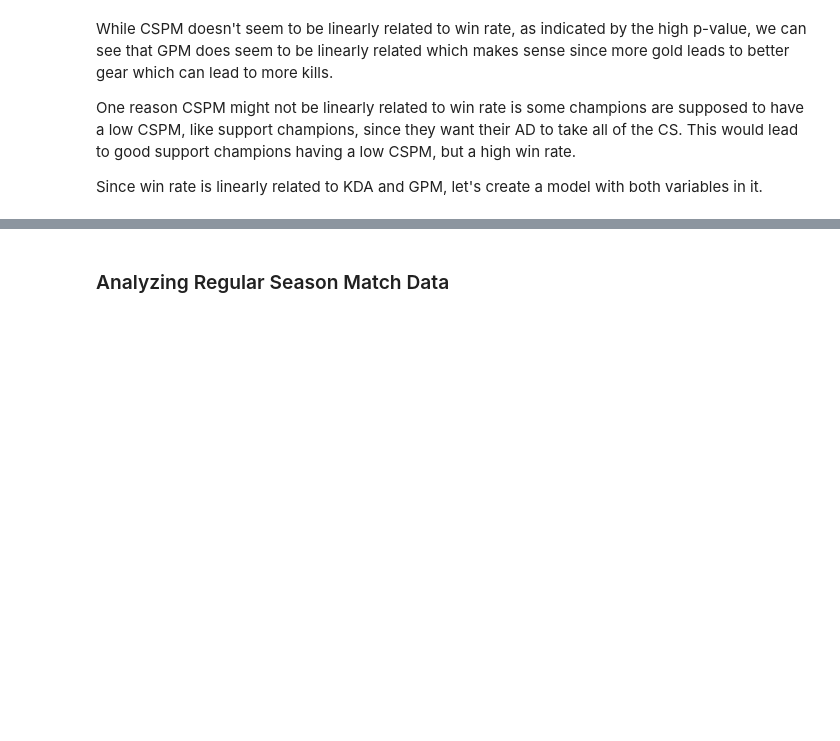
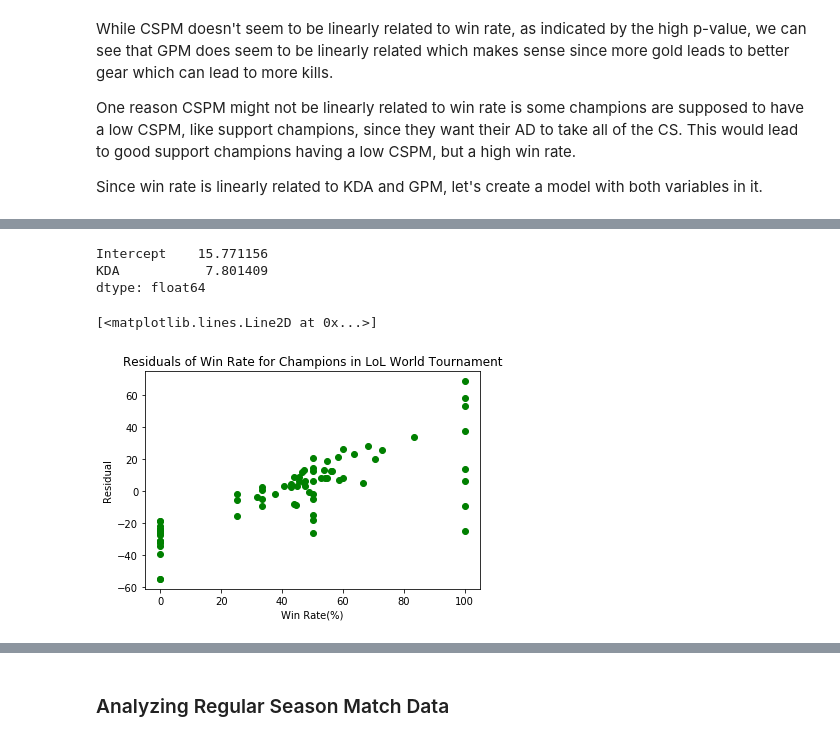
Before and after one commit to dbriggs2/dbriggs2.github.io, a Jupyter notebook: index.ipynb, the cells around one changed output, grey strips where cells are left out. Drawn from its saved outputs; the diff is of its cells as text; code cells hidden in the pictures; blank space fills up the shorter version.

```diff
--- a/index.ipynb
+++ b/index.ipynb
@@ -749,0 +780,17 @@ strong multicollinearity or other numerical problems.
+# %%
+model = sm.ols(formula='Winrate ~ KDA', data = champs).fit()
+display(model.params)
+
+champs['predicted_win_rate'] = champs['KDA'] * 7.801409 + 15.771156
+champs['residuals_win_rate'] = champs['Winrate'] - champs['predicted_win_rate']
+
+plt.title("Residuals of Win Rate for Champions in LoL World Tournament")
+plt.xlabel("Win Rate(%)")
+plt.ylabel("Residual")
+plt.plot(champs['Winrate'],champs['residuals_win_rate'],'go')
+# %% [output]
+Intercept    15.771156
+KDA           7.801409
+dtype: float64
+[<matplotlib.lines.Line2D at 0x...>]
+[figure, added]
```
Also changed, not shown: parts of 15 cells of this notebook.
